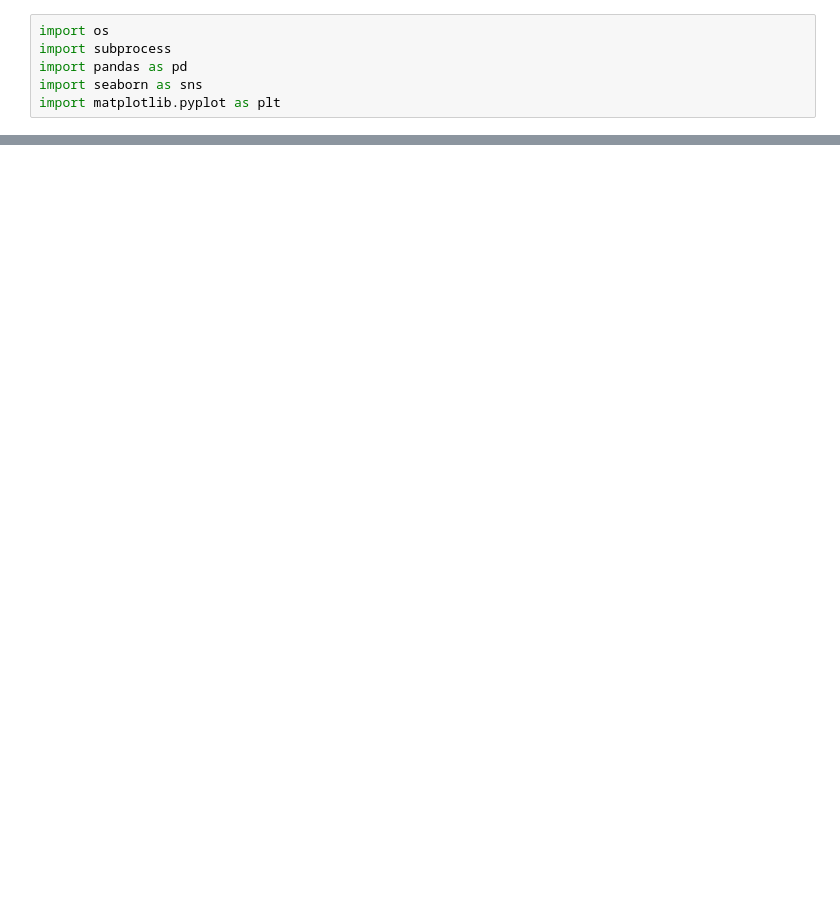
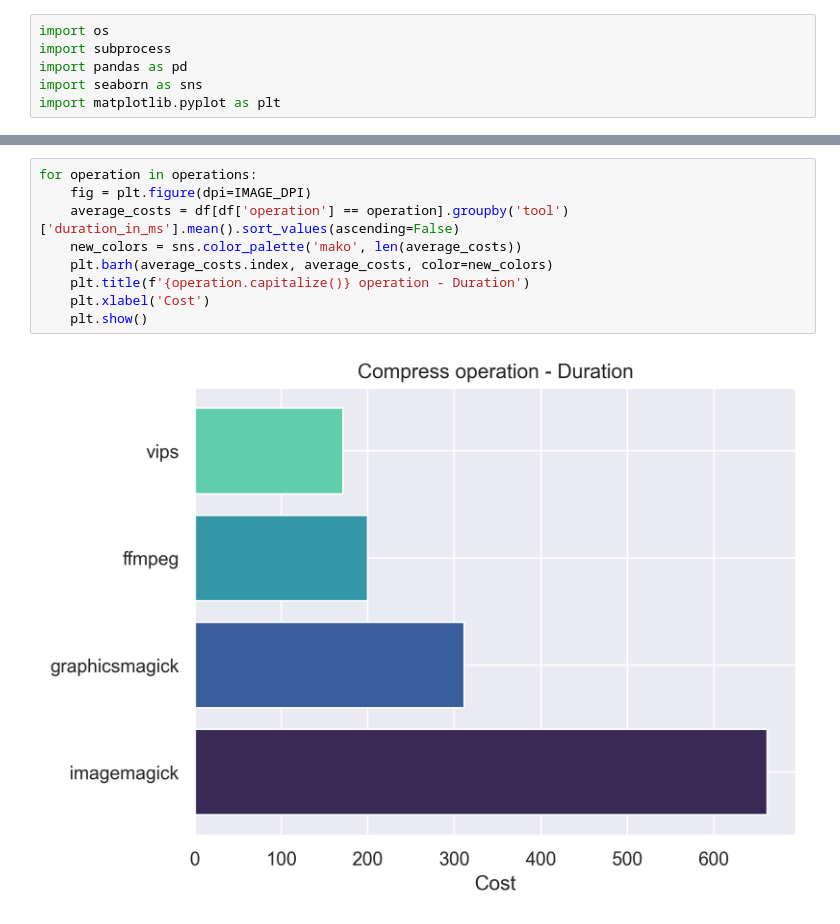
Before and after one commit to Auxority/image-optimization-benchmarks, a Jupyter notebook: visualize.ipynb, the cells around one changed output, grey strips where cells are left out. Saved outputs shown, nothing was run; the diff lists cells and outputs as text; blank space fills up the shorter version.

```diff
--- a/visualize.ipynb
+++ b/visualize.ipynb
@@ -138,0 +99,11 @@ for operation in operations:
+# %%
+for operation in operations:
+    fig = plt.figure(dpi=IMAGE_DPI)
+    average_costs = df[df['operation'] == operation].groupby('tool')['duration_in_ms'].mean().sort_values(ascending=False)
+    new_colors = sns.color_palette('mako', len(average_costs))
+    plt.barh(average_costs.index, average_costs, color=new_colors)
+    plt.title(f'{operation.capitalize()} operation - Duration')
+    plt.xlabel('Cost')
+    plt.show()
+# %% [output]
+[figure, added]
```
Also changed, not shown: parts of 18 cells of this notebook, 12 other files.
